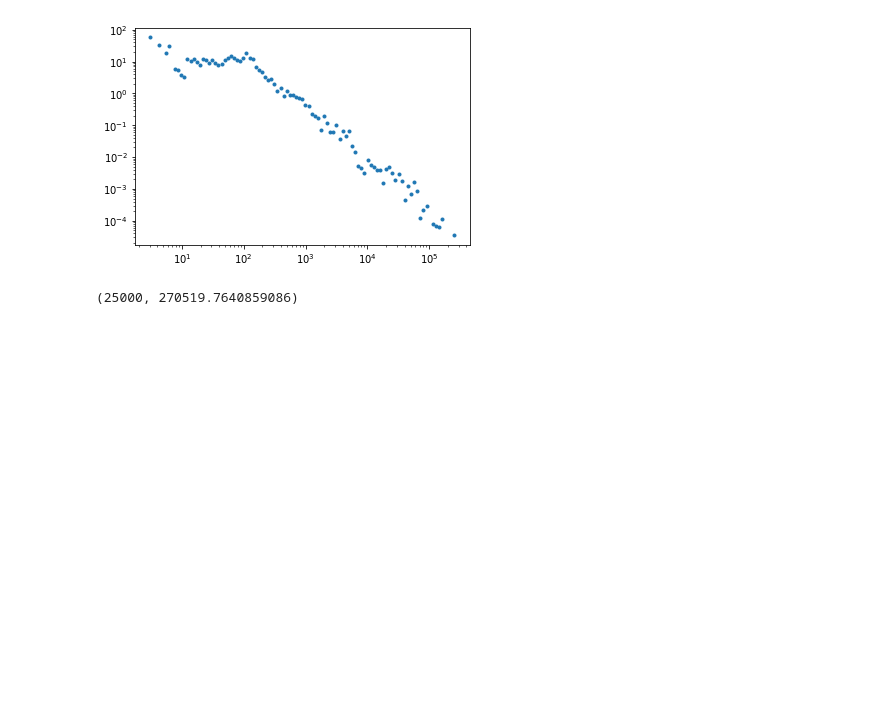
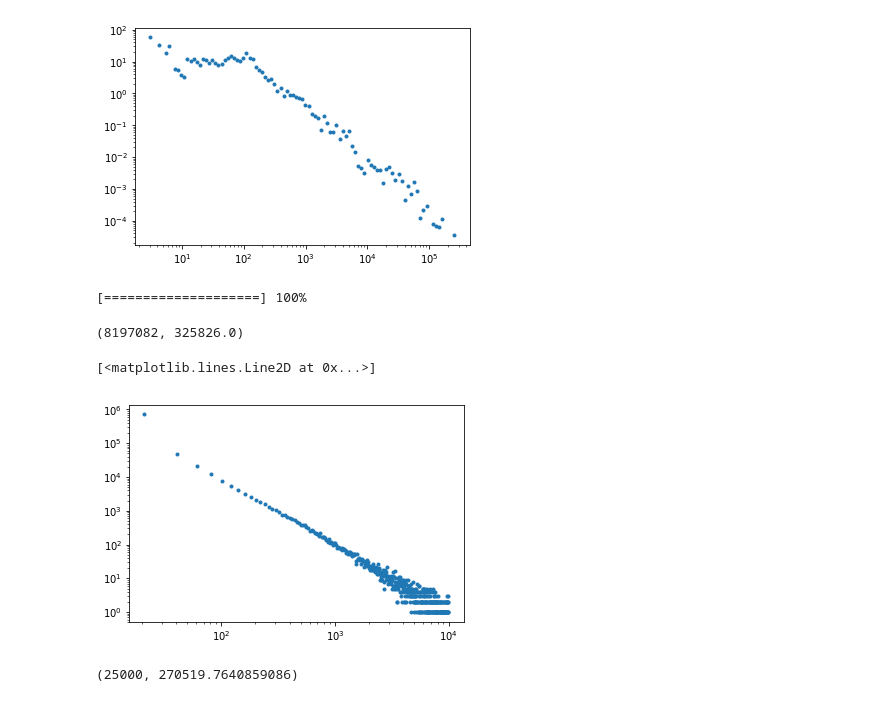
Before and after one commit to carlomarxdk/twitter, a Jupyter notebook: parsing_large_whole_csv_and_reply_network.ipynb, the cells around one changed output. Drawn from its saved outputs; the diff is of its cells as text; code cells hidden in the pictures; blank space fills up the shorter version.

```diff
--- a/parsing_large_whole_csv_and_reply_network.ipynb
+++ b/parsing_large_whole_csv_and_reply_network.ipynb
@@ -81,6 +79,27 @@ plt.loglog(bins[1:], follower_hist, marker = '.', linestyle = ' ')
 # %% [output]
 [<matplotlib.lines.Line2D at 0x...>]
 [figure]
+# %%
+cols = [header_dict['like_count']]
+#global like_array
+like_array = []
+def f(chunk):
+    like_array.extend(chunk['like_count'])
+
+parse(f, 50000,cols = cols, test_bool = False)
+# %% [output]
+[====================] 100%
+# %%
+like_array = [i for i in like_array if i == i]
+sum([i == 0 for i in like_array]), max(like_array)
+# %% [output]
+(8197082, 325826.0)
+# %%
+hist = np.histogram(like_array, bins = np.linspace(1,10000,500))
+plt.loglog(hist[1][1:], hist[0], '.')
+# %% [output]
+[<matplotlib.lines.Line2D at 0x...>]
+[figure, added]
 # %%
 _ = plt.hist(foll_count, bins = bins, cumulative= True)
 plt.ylim(3000,)
```
Also changed, not shown: parts of 20 cells of this notebook, 1 other file.
